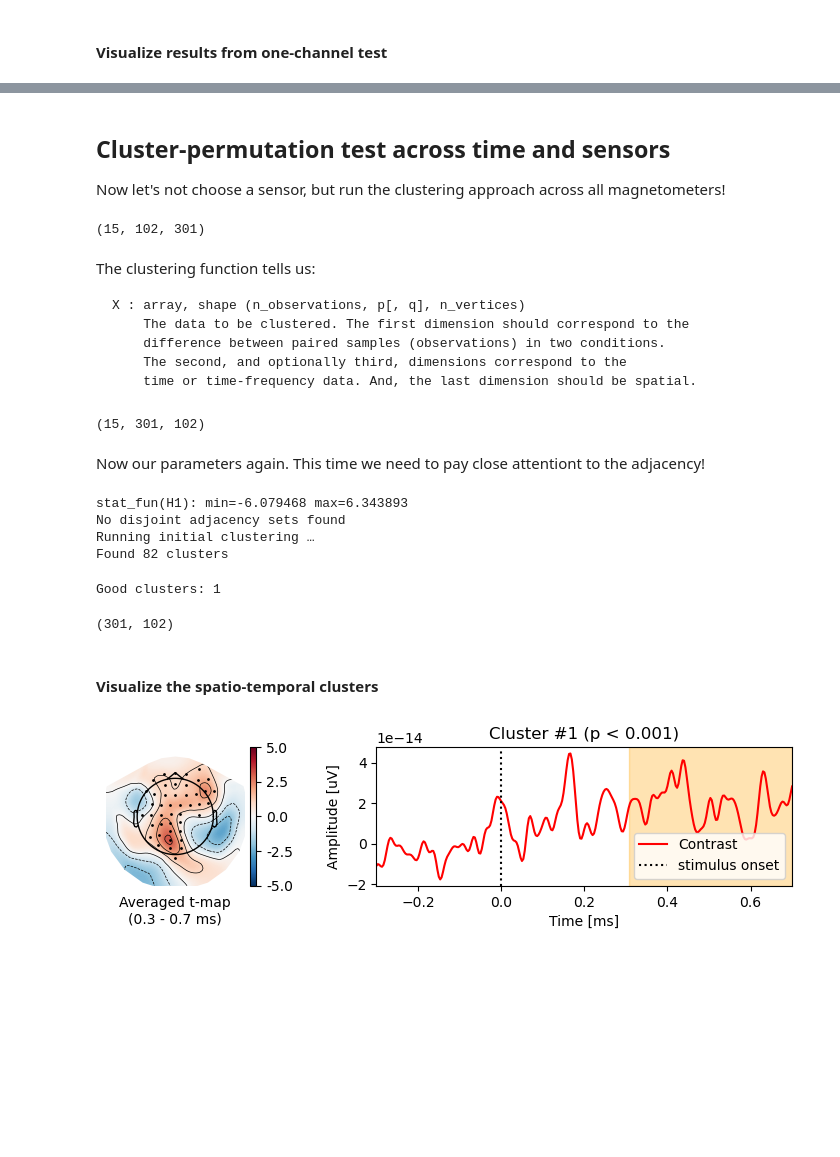
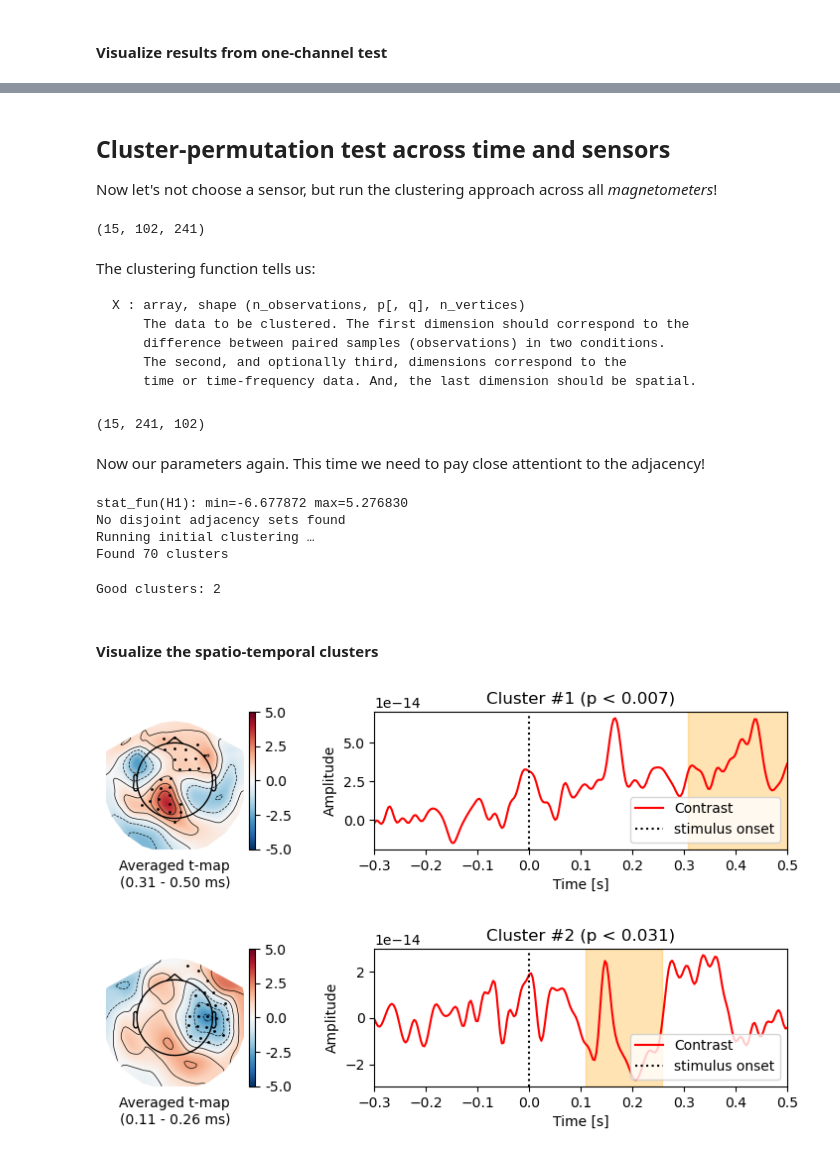
Before and after one commit to wmvanvliet/mne_practical_meeg_2025, a Jupyter notebook: 6-Group_analysis.ipynb, the cells around one changed output, grey strips where cells are left out. Cells and saved outputs as stored; diff of their text form; code cells hidden in the pictures; blank space fills up the shorter version.

````diff
--- a/6-Group_analysis.ipynb
+++ b/6-Group_analysis.ipynb
@@ -80,5 +76,6 @@ We can now loop over all subjects to see if there are any subject
 that look problematic.
 # %%
+ch_type = 'eeg'  # we pick the EEG channels here
 conditions = ['famous', 'unfamiliar', 'scrambled']
 
 f, axes = plt.subplots(4, 4, figsize=(13, 9), sharex=True, sharey=True)
@@ -89,8 +86,8 @@ for ax, subject in zip(axes.ravel(), datasets):
     evokeds = mne.read_evokeds(fname)
     evokeds = [ev for ev in evokeds if ev.comment in conditions]
     for condition, ev in zip(conditions, evokeds):
-        evokeds_dict[condition] = ev.crop(tmin=-0.3, tmax=0.8)
-    mne.viz.plot_compare_evokeds(evokeds_dict, picks='grad', show=False,
+        evokeds_dict[condition] = ev.crop(tmin=-0.3, tmax=0.6)
+    mne.viz.plot_compare_evokeds(evokeds_dict, picks=ch_type, show=False,
                                  axes=ax, title=subject)
 
 plt.tight_layout()
@@ -144,14 +139,12 @@ evokeds_list
 # %%
-# TODO
-
 contrast_list = []
 f, axes = plt.subplots(4, 4, figsize=(13, 9), sharex=True, sharey=True)
 
 for ax, subject, evokeds in zip(axes.ravel(), datasets, evokeds_list):
-    contrast = mne.combine_evoked(evokeds, weights=[0.5, -0.5]).crop(-0.3, 0.7)
+    contrast = mne.combine_evoked(evokeds, weights=[0.5, -0.5]).crop(-0.3, 0.5)
     contrast.comment = 'contrast'
     contrast_list.append(contrast)
-    mne.viz.plot_compare_evokeds(contrast, picks='grad', show=False,
+    mne.viz.plot_compare_evokeds(contrast, picks=ch_type, show=False,
                                  axes=ax, title=subject)
 plt.tight_layout()
 # %% [output]
@@ -220,7 +214,7 @@ from mne.stats import permutation_cluster_1samp_test
 # %% [markdown]
 Let's get our data into a numpy array so we can feed it to the stats function.
 # %%
-channel = 'MEG1923'
+channel = 'EEG065'
 ch_idx = contrast.ch_names.index(channel)
 data = np.array([c.data[ch_idx] for c in contrast_list])
 # %% [markdown]
@@ -304,19 +298,21 @@ plt.show()
 # %% [markdown]
 ## Cluster-permutation test across time and sensors
 
-Now let's not choose a sensor, but run the clustering approach across all magnetometers!
+Now let's not choose a sensor, but run the clustering approach across all _magnetometers_!
 # %%
 # here we can use a convenience function for spatio-temporal data:
 from mne.stats import spatio_temporal_cluster_1samp_test
 # %%
+# let's use magnetometers here:
+ch_type = 'mag'
+
 # We again need to make our data into an array
-ch_type = 'mag'
 data = np.array([c.copy().pick_types(meg=ch_type).data
                  for c in contrast_list])
 
 data.shape
 # %% [output]
-(15, 102, 301)
+(15, 102, 241)
 # %% [markdown]
 The clustering function tells us:
 ```
@@ -331,7 +327,7 @@ X : array, shape (n_observations, p[, q], n_vertices)
 data = np.transpose(data, (0, 2, 1))
 data.shape
 # %% [output]
-(15, 301, 102)
+(15, 241, 102)
 # %% [markdown]
 Now our parameters again. This time we need to pay close attentiont to the adjacency!
 # %%
@@ -358,10 +354,10 @@ cluster_stats = spatio_temporal_cluster_1samp_test(
     check_disjoint=True,
     seed=42)
 # %% [output]
-stat_fun(H1): min=-6.079468 max=6.343893
+stat_fun(H1): min=-6.677872 max=5.276830
 No disjoint adjacency sets found
 Running initial clustering …
-Found 82 clusters
+Found 70 clusters
 # %%
 # Let's make the output easier to use for plotting:
 T_obs, clusters, p_values, _ = cluster_stats
@@ -369,11 +365,7 @@ good_cluster_inds = np.where(p_values < 0.05)[0]
 
 print("Good clusters: %i" % len(good_cluster_inds))
 # %% [output]
-Good clusters: 1
+Good clusters: 2
-# %%
-T_obs.shape
-# %% [output]
-(301, 102)
 # %% [markdown]
 #### Visualize the spatio-temporal clusters
 # %%
@@ -433,37 +425,38 @@ for i_clu, clu_idx in enumerate(good_cluster_inds):
     plt.colorbar(image, cax=ax_colorbar, format='%0.1f')
 
     # label the topoplot
-    ax_topo.set_xlabel('Averaged t-map\n({:0.1f} - {:0.1f} ms)'.format(
+    ax_topo.set_xlabel('Averaged t-map\n({:0.2f} - {:0.2f} ms)'.format(
         *sig_times[[0, -1]]
     ))
 
     # add a new axis for time courses and plot time courses
     ax_signals = divider.append_axes('right', size='300%', pad=1.2)
     for signal, name, col, ls in zip(signals, ['Contrast'], colors,
                                      linestyles):
         ax_signals.plot(contrast.times, signal, color=col,
                         linestyle=ls, label=name)
 
     # mark stimulus onset
     ax_signals.axvline(0, color='k', linestyle=':', label='stimulus onset')
 
     # adjust and label axes
     ax_signals.set_xlim([contrast.times[0], contrast.times[-1]])
     ax_signals.set_xlabel('Time [s]')
     ax_signals.set_ylabel('Amplitude')
 
     # plot the significant time range in time course
     ymin, ymax = ax_signals.get_ylim()
     ax_signals.fill_betweenx((ymin, ymax), sig_times[0], sig_times[-1],
                              color='orange', alpha=0.3)
     ax_signals.legend(loc='lower right')
     title = 'Cluster #{0} (p < {1:0.3f})'.format(i_clu + 1, p_values[clu_idx])
     ax_signals.set(ylim=[ymin, ymax], title=title)
 
     # clean up the figure a little
     fig.tight_layout(pad=0.5, w_pad=0)
     fig.subplots_adjust(bottom=.05)
 
 plt.show()
 # %% [output]
-[figure, old version]
+[figure, new version]
+[figure, added]
````
Also changed, not shown: parts of 25 cells of this notebook.
